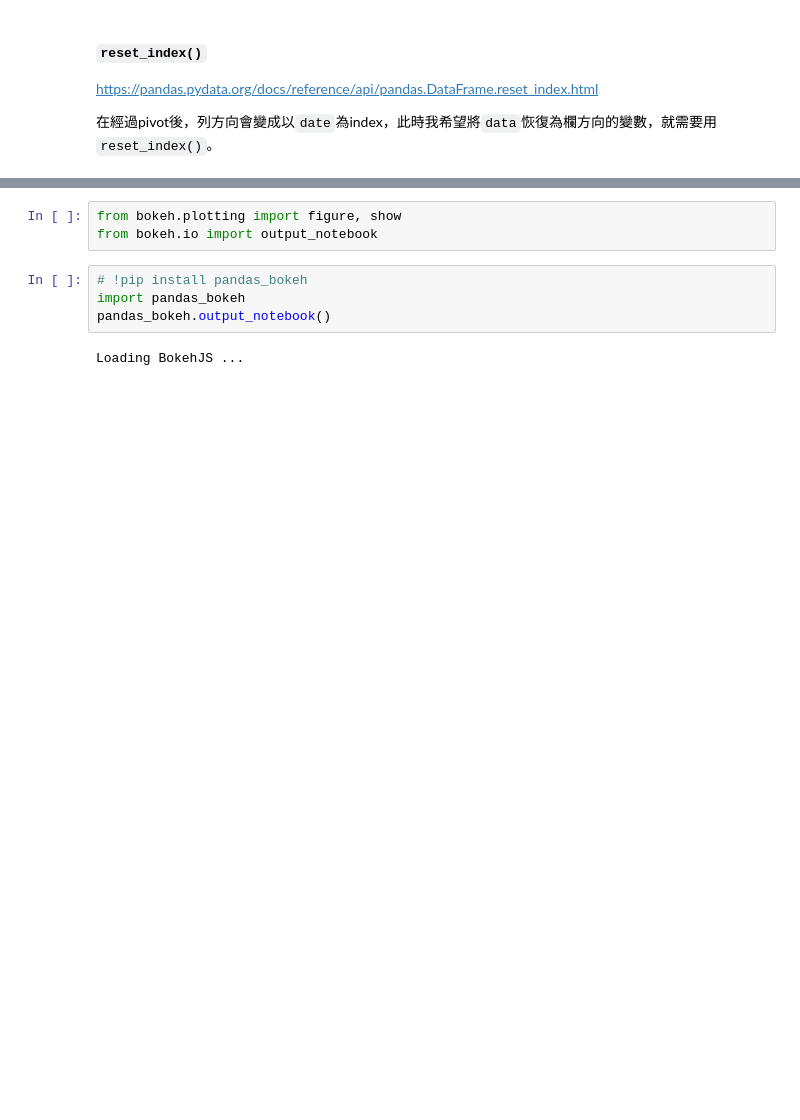
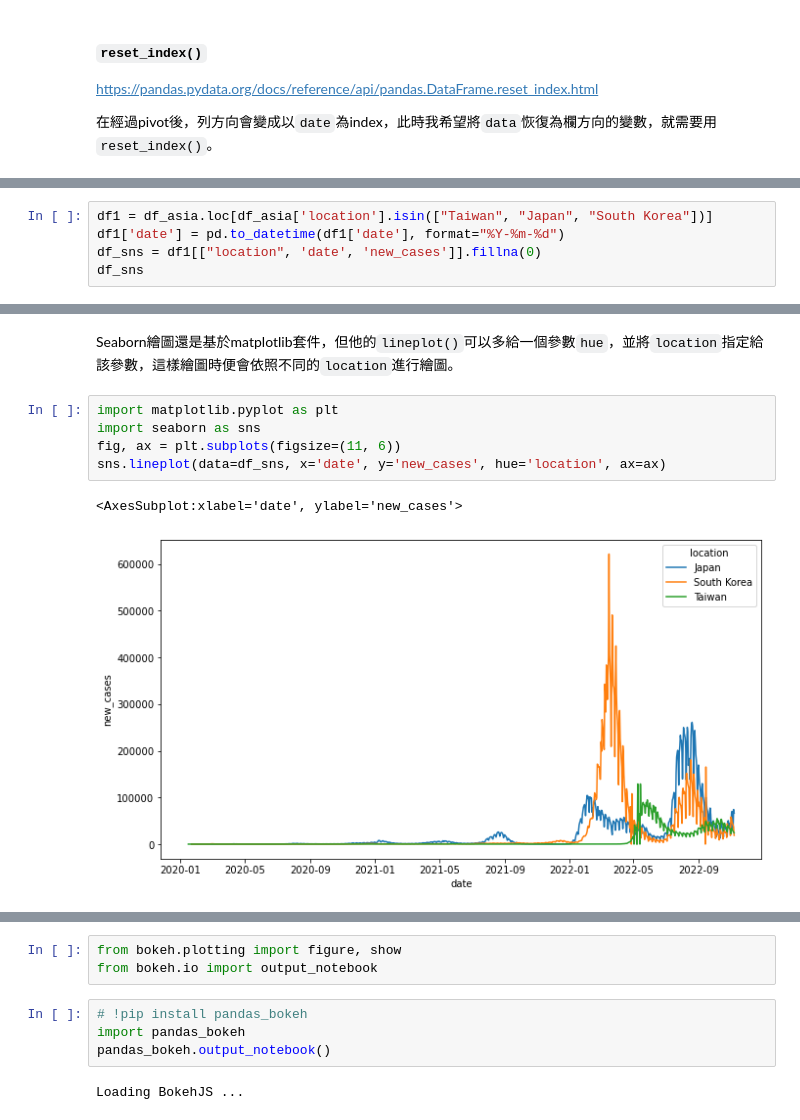
Before and after one commit to p4css/py4css, a Jupyter notebook: _sources/PSS/P07_2_bokeh.ipynb, the cells around one changed output, grey strips where cells are left out. Cells and saved outputs as stored; diff of their text form; blank space fills up the shorter version.

```diff
--- a/_sources/PSS/P07_2_bokeh.ipynb
+++ b/_sources/PSS/P07_2_bokeh.ipynb
@@ -236,0 +269,5 @@ Name: Taiwan, Length: 1002, dtype: float64
+# %%
+df1 = df_asia.loc[df_asia['location'].isin(["Taiwan", "Japan", "South Korea"])]
+df1['date'] = pd.to_datetime(df1['date'], format="%Y-%m-%d")
+df_sns = df1[["location", 'date', 'new_cases']].fillna(0)
+df_sns
@@ -237 +293,11 @@ Name: Taiwan, Length: 1002, dtype: float64
+# %% [markdown]
+Seaborn繪圖還是基於matplotlib套件，但他的`lineplot()`可以多給一個參數`hue`，並將`location`指定給該參數，這樣繪圖時便會依照不同的`location`進行繪圖。
+# %%
+import matplotlib.pyplot as plt
+import seaborn as sns
+fig, ax = plt.subplots(figsize=(11, 6))
+sns.lineplot(data=df_sns, x='date', y='new_cases', hue='location', ax=ax)
+# %% [output]
+<AxesSubplot:xlabel='date', ylabel='new_cases'>
+[figure, added]
 # %% [markdown]
```
Also changed, not shown: parts of 42 cells of this notebook, 36 other files.
